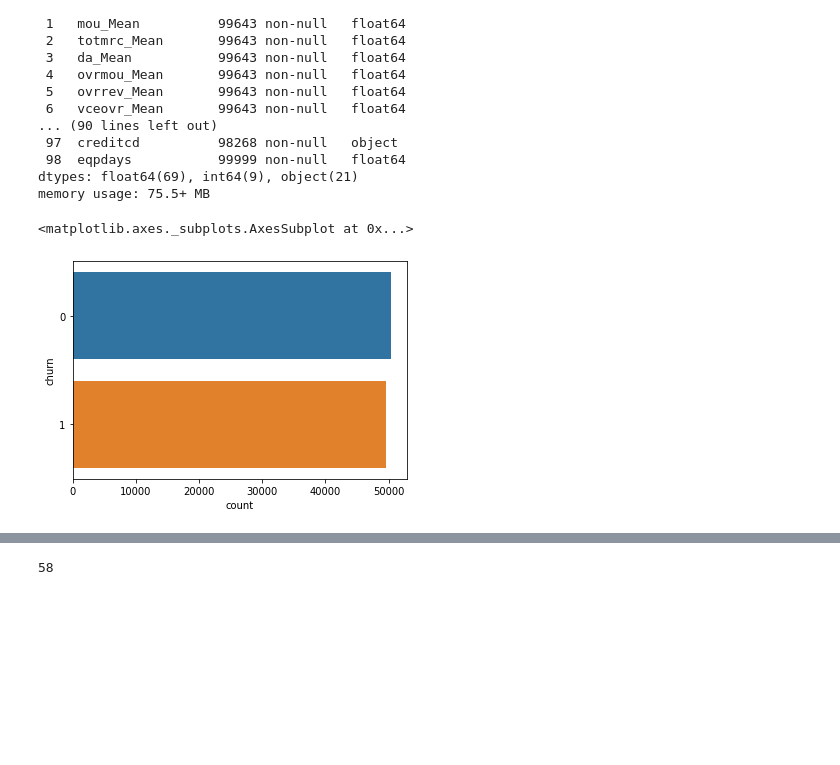
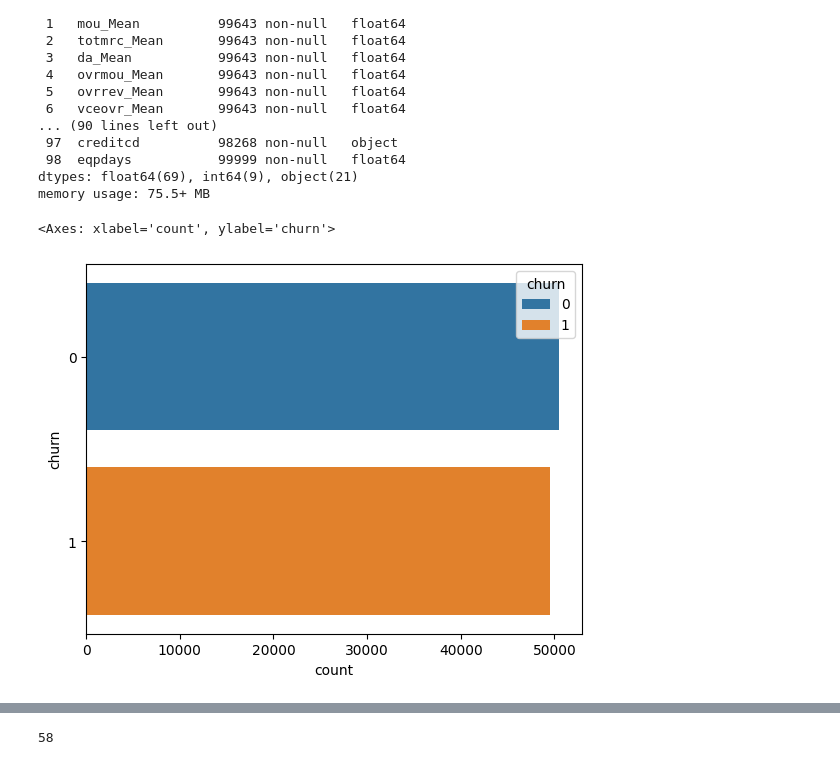
Before and after one commit to macapagithub/churn-prediction, a Jupyter notebook: notebooks/process.ipynb, the cells around one changed output, grey strips where cells are left out. Cells and saved outputs as stored; diff of their text form; code cells hidden in the pictures; blank space fills up the shorter version.

```diff
--- a/notebooks/process.ipynb
+++ b/notebooks/process.ipynb
@@ -24,5 +25,5 @@ df.head()
 | 4 | 55.2300 | 570.50 | 71.980 | 0.0000 | 0.00 | 0.0 | 0.0 | 0.0 | ... |
 5 rows × 100 columns
 # %%
-# df['churn'] # target.
-df.drop(['Customer_ID'], axis=1, inplace=True)
+df['churn'] # target.
+# df.drop(['Customer_ID'], axis=1, inplace=True)
@@ -48,8 +64,7 @@ dtypes: float64(69), int64(9), object(21)
 memory usage: 75.5+ MB
 # %%
 #Dataset balaced
-import seaborn as sns
-sns.countplot(y=df['churn'])
+sns.countplot(y=df['churn'], hue=df['churn'])
 # %% [output]
-<matplotlib.axes._subplots.AxesSubplot at 0x...>
+<Axes: xlabel='count', ylabel='churn'>
-[figure, old version]
+[figure, new version]
```
Also changed, not shown: parts of 33 cells of this notebook.
